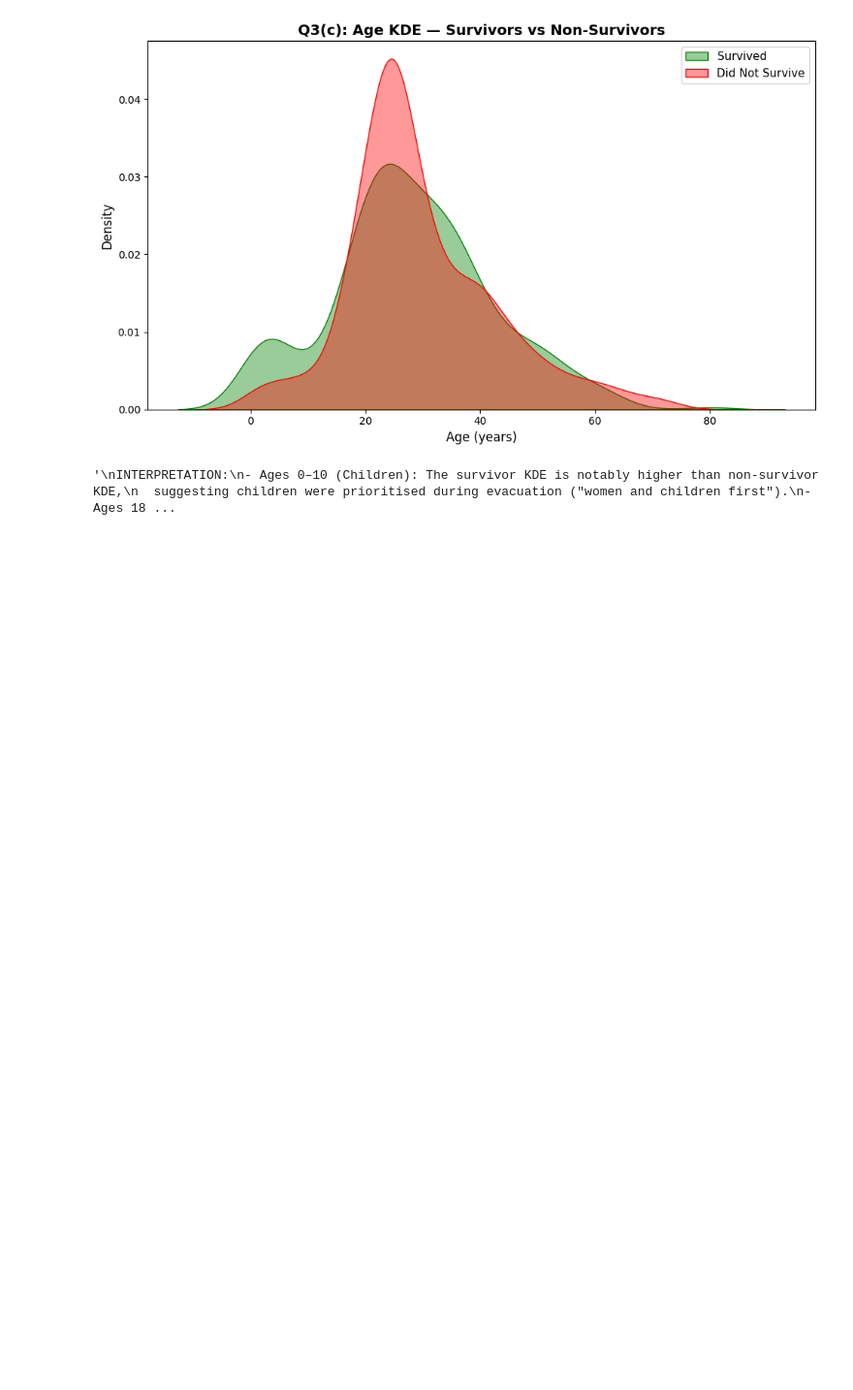
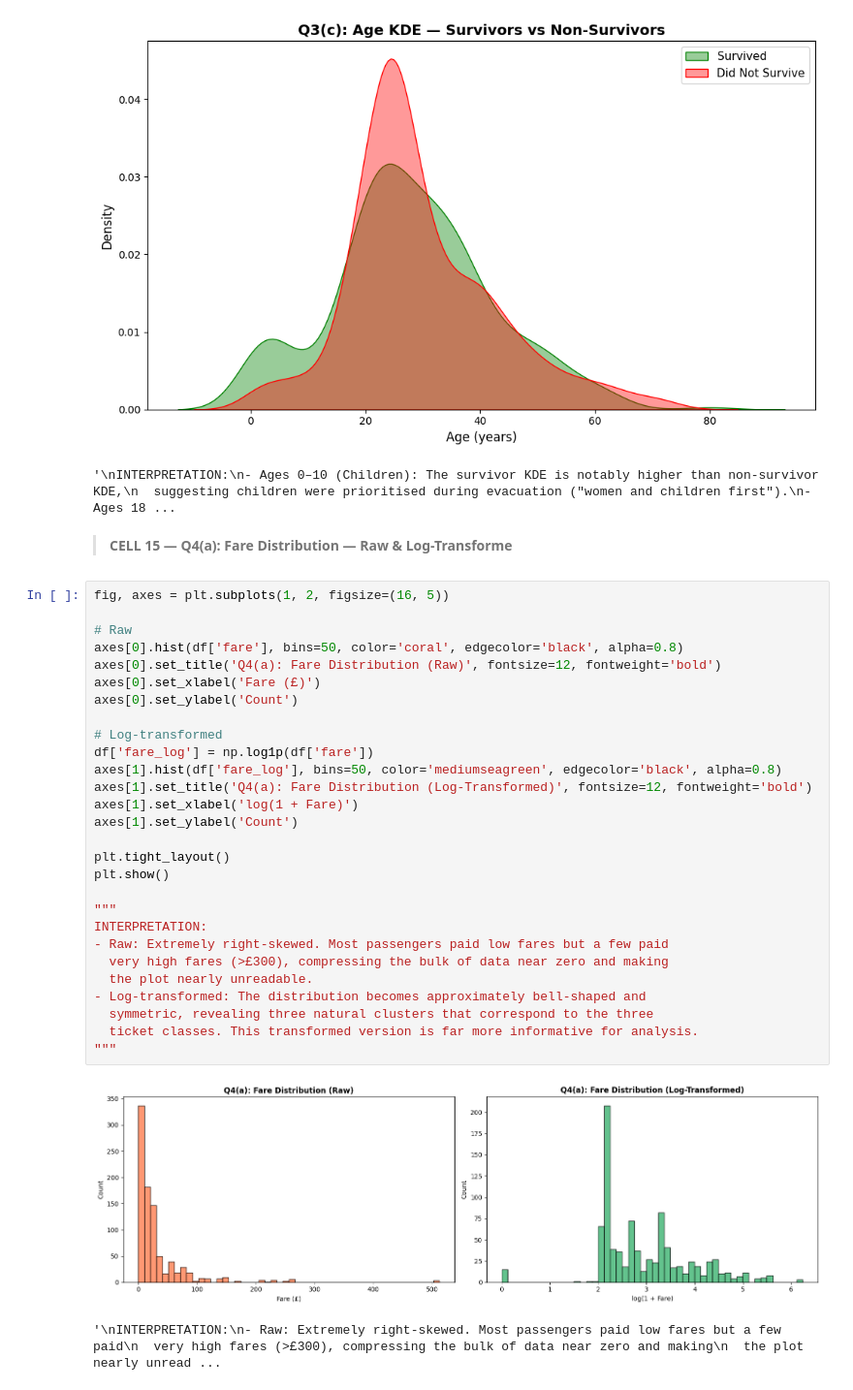
Before and after one commit to MuhammadAhmad1078/Titanic-Dataset-Exploratory-Analysis, a Jupyter notebook: 22F-8814-A2-Dataviz.ipynb, the cells around one changed output. Shown at 97% size. Drawn from its saved outputs; the diff is of its cells as text; blank space fills up the shorter version.

Commit message:
feat:Fare Distribuition Raw and Log Transforme

```diff
--- a/22F-8814-A2-Dataviz.ipynb
+++ b/22F-8814-A2-Dataviz.ipynb
@@ -402,3 +402,36 @@ INTERPRETATION:
 # %% [output]
 [figure]
 '\nINTERPRETATION:\n- Ages 0–10 (Children): The survivor KDE is notably higher than non-survivor KDE,\n  suggesting children were prioritised during evacuation ("women and children first").\n- Ages 18 ...
+# %% [markdown]
+> **CELL 15 — Q4(a): Fare Distribution — Raw & Log-Transforme**
+# %%
+fig, axes = plt.subplots(1, 2, figsize=(16, 5))
+
+# Raw
+axes[0].hist(df['fare'], bins=50, color='coral', edgecolor='black', alpha=0.8)
+axes[0].set_title('Q4(a): Fare Distribution (Raw)', fontsize=12, fontweight='bold')
+axes[0].set_xlabel('Fare (£)')
+axes[0].set_ylabel('Count')
+
+# Log-transformed
+df['fare_log'] = np.log1p(df['fare'])
+axes[1].hist(df['fare_log'], bins=50, color='mediumseagreen', edgecolor='black', alpha=0.8)
+axes[1].set_title('Q4(a): Fare Distribution (Log-Transformed)', fontsize=12, fontweight='bold')
+axes[1].set_xlabel('log(1 + Fare)')
+axes[1].set_ylabel('Count')
+
+plt.tight_layout()
+plt.show()
+
+"""
+INTERPRETATION:
+- Raw: Extremely right-skewed. Most passengers paid low fares but a few paid
+  very high fares (>£300), compressing the bulk of data near zero and making
+  the plot nearly unreadable.
+- Log-transformed: The distribution becomes approximately bell-shaped and
+  symmetric, revealing three natural clusters that correspond to the three
+  ticket classes. This transformed version is far more informative for analysis.
+"""
+# %% [output]
+[figure, added]
+'\nINTERPRETATION:\n- Raw: Extremely right-skewed. Most passengers paid low fares but a few paid\n  very high fares (>£300), compressing the bulk of data near zero and making\n  the plot nearly unread ...
```
